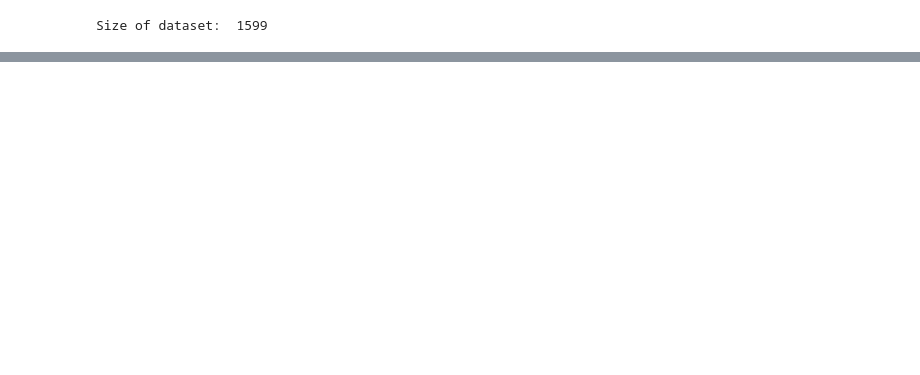
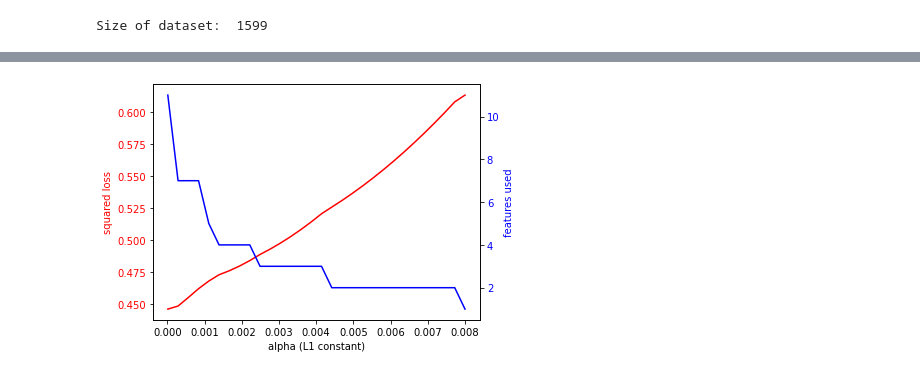
Before and after one commit to win13676/ORIE5741-Project, a Jupyter notebook: Wine_EDA.ipynb, the cells around one changed output, grey strips where cells are left out. Saved outputs shown, nothing was run; the diff lists cells and outputs as text; code cells hidden in the pictures; blank space fills up the shorter version.

```diff
--- a/Wine_EDA.ipynb
+++ b/Wine_EDA.ipynb
@@ -78,0 +185,25 @@ Size of dataset:  1599
+# %%
+def select_feature(all_features, feature_filter):
+    lst = []
+    for i in range(len(feature_filter)):
+
+        if feature_filter[i]:
+            lst.append(all_features[i])
+    return lst
+
+n = 10
+loss_lst = []
+features_used = []
+alphas = np.linspace(0.00001,0.008,30)
+for a in alphas:
+    # print(f"a = {a} =========")
+    lasso_clf = linear_model.Lasso(alpha=a, normalize=True, random_state=1)
+    lasso_clf.fit(train_x, train_y)
+    feature_filter = ~np.isclose(lasso_clf.coef_, 0)
+    selected_features = select_feature(train_x.columns, feature_filter)
+    print(selected_features)
+    y_pred = lasso_clf.predict(test_x)
+    loss = square_loss(test_y, y_pred)
+    loss_lst.append(loss)
+    features_used.append(np.sum(feature_filter))
+    # print(f"loss = {loss}")
@@ -78,0 +228,21 @@ Size of dataset:  1599
+# %%
+fig, ax1 = plt.subplots()
+
+color = 'red'
+ax1.set_xlabel('alpha (L1 constant)')
+ax1.set_ylabel('squared loss', color=color)
+ax1.plot(alphas, loss_lst, color=color)
+ax1.tick_params(axis='y', labelcolor=color)
+
+ax2 = ax1.twinx()  # instantiate a second axes that shares the same x-axis
+
+color = 'blue'
+ax2.set_ylabel('features used', color=color)  # we already handled the x-label with ax1
+ax2.plot(alphas, features_used, color=color)
+ax2.tick_params(axis='y', labelcolor=color)
+
+fig.tight_layout()  # otherwise the right y-label is slightly clipped
+plt.title("Lasso squared Loss vs features used")
+plt.show()
+# %% [output]
+[figure, added]
```
Also changed, not shown: parts of 15 cells of this notebook.
